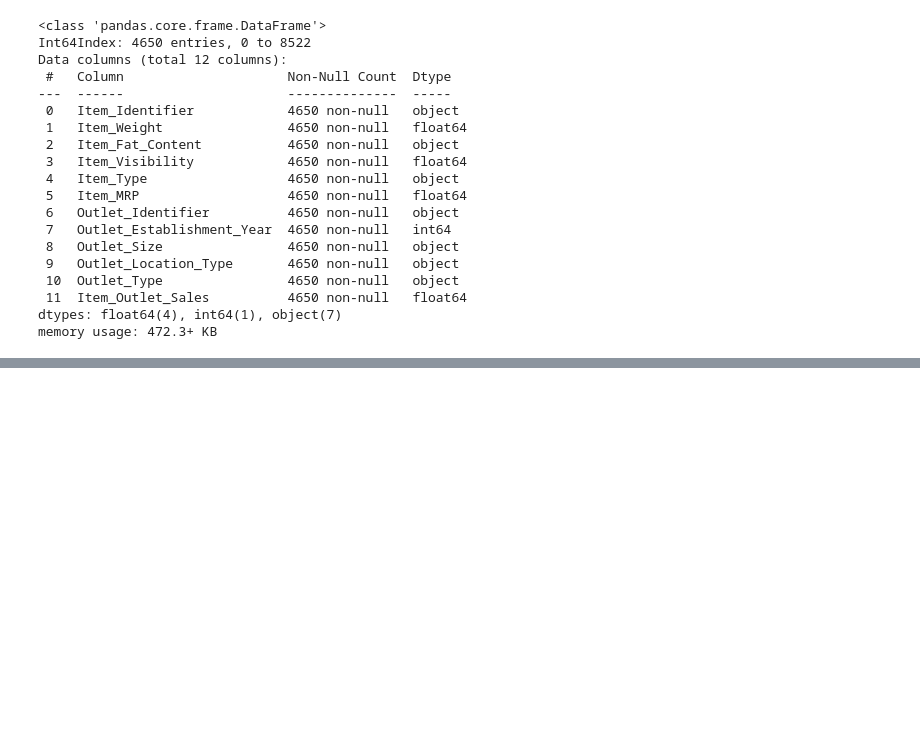
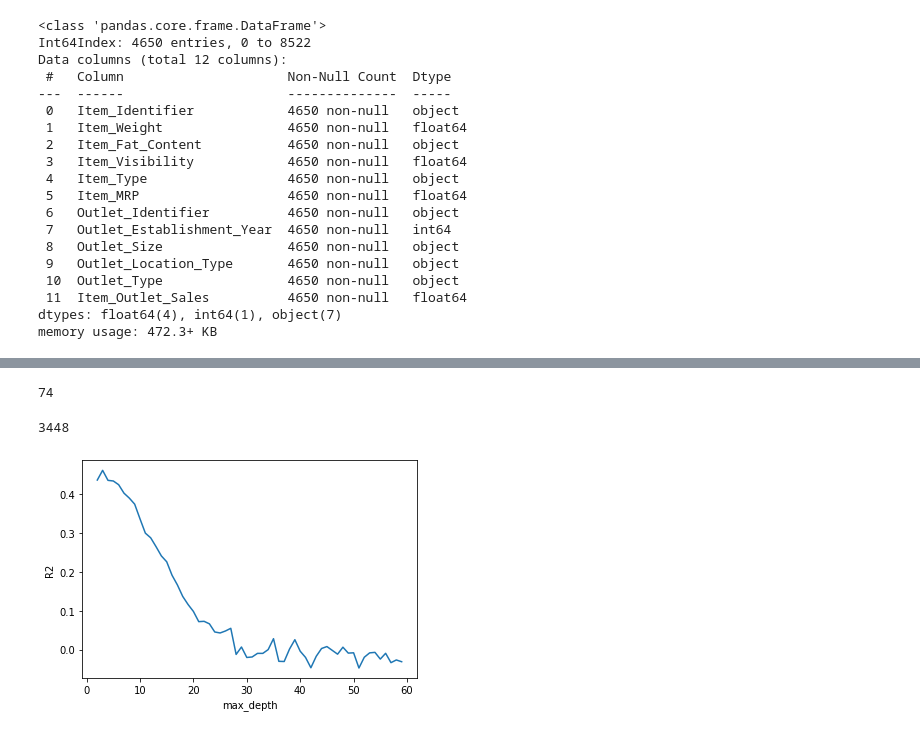
Before and after one commit to SarahJane86/food-sales-predictions, a Jupyter notebook: Project1(ML).ipynb, the cells around one changed output, grey strips where cells are left out. Drawn from its saved outputs; the diff is of its cells as text; code cells hidden in the pictures; blank space fills up the shorter version.

```diff
--- a/Project1(ML).ipynb
+++ b/Project1(ML).ipynb
@@ -115,0 +307,6 @@ memory usage: 472.3+ KB
+# %%
+decider_tree = DecisionTreeRegressor(random_state = 42)
+# %%
+decider_tree_pipe = make_pipeline(preprocess, decider_tree)
+# %%
+decider_tree_pipe.fit(x_train, y_train)
@@ -115,0 +359,28 @@ memory usage: 472.3+ KB
+# %%
+# Depth of tree
+decider_tree.get_depth()
+# %% [output]
+74
+# %%
+# Leaf Nodes
+decider_tree.get_n_leaves()
+# %% [output]
+3448
+# %%
+#List values to try for max_depth
+depths = list(range(2,60))
+#Data frame to store the score for each value of max_depth
+scores = pd.DataFrame(index = depths, columns=['Test Score','Train Score'])
+for depth in depths:
+  decider_tree = DecisionTreeRegressor(max_depth=depth, random_state=42)
+  decider_tree.fit(train_x_process ,y_train)
+  train_score = decider_tree.score(train_x_process, y_train)
+  test_score = decider_tree.score(test_x_process, y_test)
+  scores.loc[depth, 'Train Score']= train_score
+  scores.loc[depth, 'Test Score']= test_score
+# %%
+plt.plot(depths, scores['Test Score'])
+plt.xlabel('max_depth')
+plt.ylabel('R2');
+# %% [output]
+[figure, added]
```
Also changed, not shown: parts of 35 cells of this notebook.
